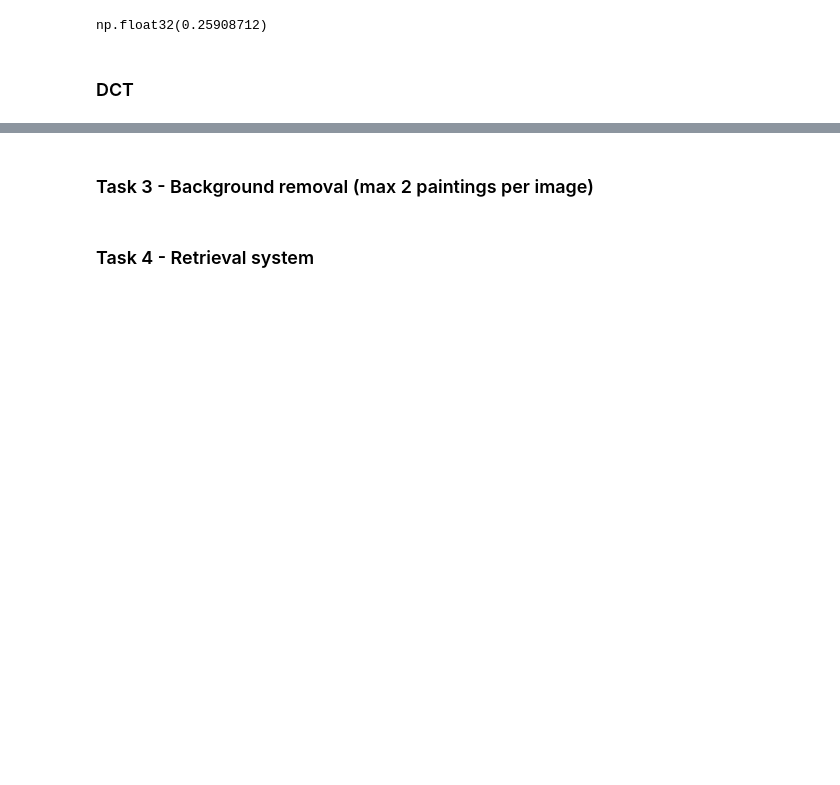
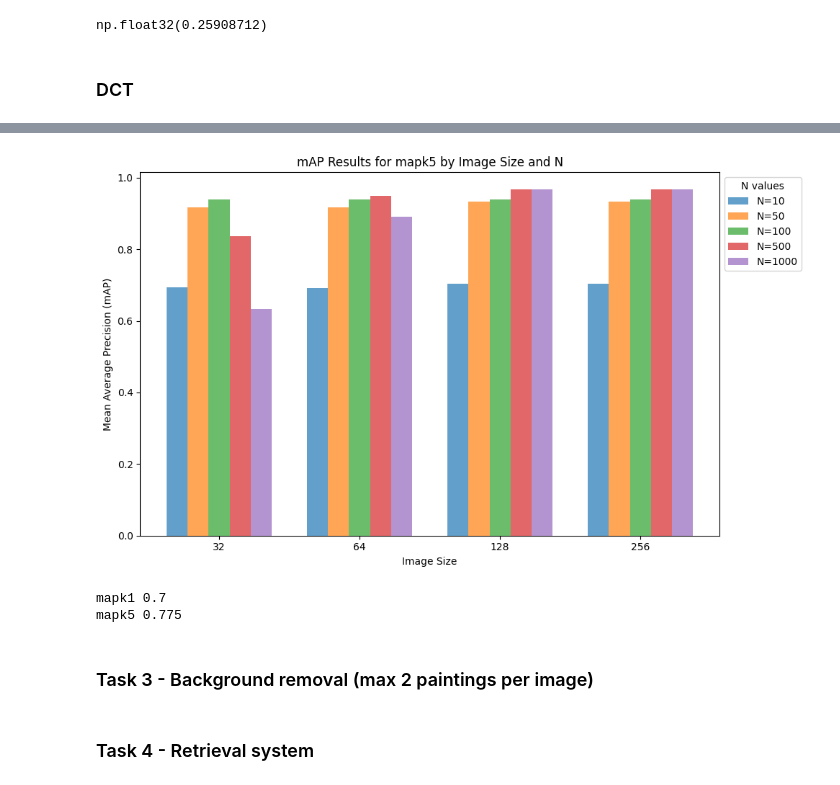
Before and after one commit to MCV-2024-C1-Project/Team5, a Jupyter notebook: week3/week3.ipynb, the cells around one changed output, grey strips where cells are left out. Cells and saved outputs as stored; diff of their text form; code cells hidden in the pictures; blank space fills up the shorter version.

```diff
--- a/week3/week3.ipynb
+++ b/week3/week3.ipynb
@@ -206,8 +206,8 @@ params = {
 }
 
 results = {}
-for image_size in [32, 64, 128, 256]:
-    for N in [50, 100, 500, 1000]:
+for image_size in [128]:
+    for N in [500]:
         print(f'Processing image size {image_size} and N {N}')
         params['N'] = N
         params['image_size'] = (image_size, image_size)
@@ -267,3 +235,76 @@ Processing image size 128 and N 100
+# %%
+import numpy as np
+import matplotlib.pyplot as plt
+
+# Prepare data for plotting
+image_sizes = sorted(set(key[0] for key in results.keys()))
+Ns = sorted(set(key[1] for key in results.keys()))
+
+# Extract mean values for mapk5
+mapk5_values = []
+
+for image_size in image_sizes:
+    mapk5_row = []
+    for N in Ns:
+        if (image_size, N) in results:
+            mapk5_row.append(results[(image_size, N)]['mapk5'])
+        else:
+            mapk5_row.append(0)  # or np.nan if you prefer
+    mapk5_values.append(mapk5_row)
+
+# Convert to numpy array for easier plotting
+mapk5_values = np.array(mapk5_values)
+
+# Set up bar positions
+bar_width = 0.15  # Set a reasonable bar width
+x = np.arange(len(image_sizes))
+
+# Create a bar plot for mapk5
+fig, ax = plt.subplots(figsize=(10, 6))
+
+# Plot mapk5 with reduced within-group spacing
+for i in range(len(Ns)):
+    ax.bar(x + i * bar_width, mapk5_values[:, i], bar_width, label=f'N={Ns[i]}', alpha=0.7)
+
+# Customize the plot
+ax.set_xlabel('Image Size')
+ax.set_ylabel('Mean Average Precision (mAP)')
+ax.set_title('mAP Results for mapk5 by Image Size and N')
+ax.set_xticks(x + bar_width * (len(Ns) - 1) / 2)  # Center the x-ticks
+ax.set_xticklabels(image_sizes)
+ax.legend(title='N values', bbox_to_anchor=(1, 1), loc='upper left')
+
+# Show the plot
+plt.tight_layout()
+plt.show()
+# %% [output]
+[figure, added]
+# %%
+# Does it work well with RGB?
+
+params = {
+    'colorspace': ColorSpace.CieLab,
+    'N': 500,
+    'rows': 1,
+    'columns': 1,
+    'image_size': (128, 128)
+}
+
+QSD1_W3 = ImageDataset(f'{DATA_DIRECTORY}/qsd1_w3', DescriptorType.DCT, params)
+BDDataset = ImageDataset(f'{DATA_DIRECTORY}/BBDD', DescriptorType.DCT, params)
+
+res = compute_results_by_distance(
+    BDDataset,
+    QSD1_W3,
+    ground_truth,
+    DistanceType.l1
+)
+
+print('mapk1', np.mean(res['apk1']))
+print('mapk5', np.mean(res['apk5']))
+# %% [output]
+mapk1 0.7
+mapk5 0.775
 # %% [markdown]
 ### Task 3 - Background removal (max 2 paintings per image)
 # %% [markdown]
```
Also changed, not shown: parts of 1 cell of this notebook.
